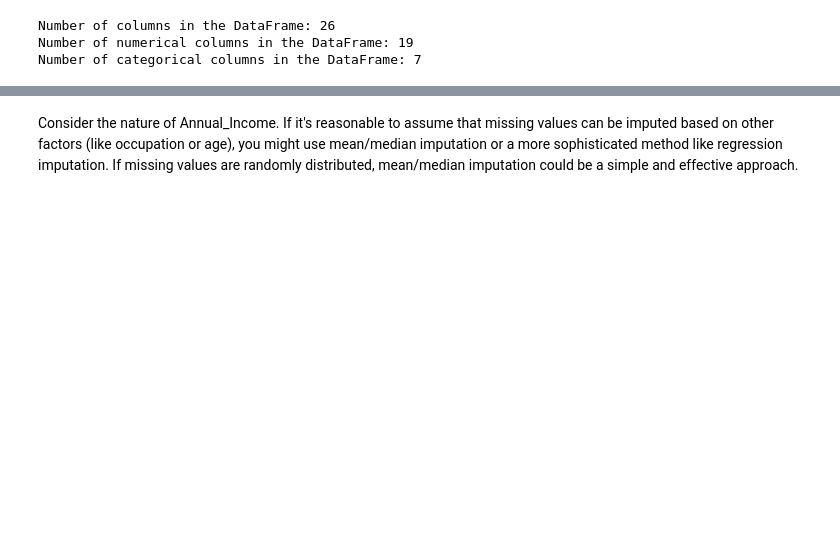
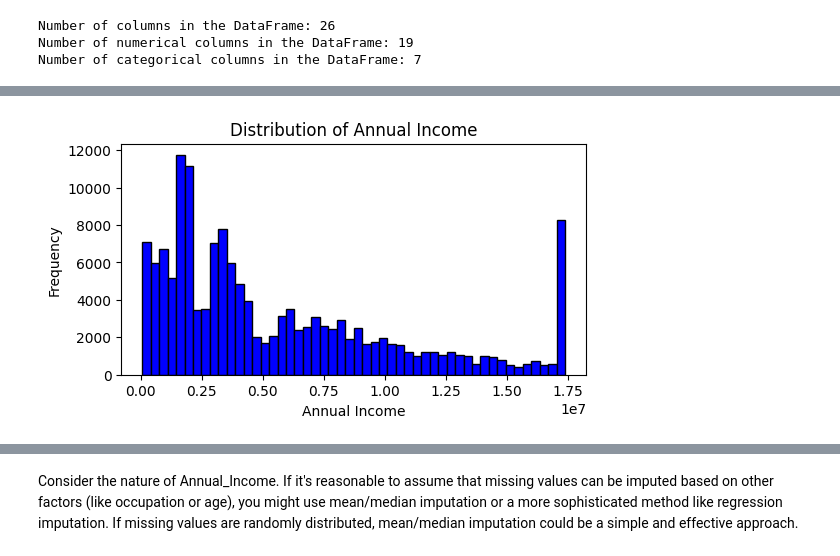
Before and after one commit to astronaut505/Credit-or-crisis, a Jupyter notebook: CreditScoreClassification2.ipynb, the cells around one changed output, grey strips where cells are left out. Cells and saved outputs as stored; diff of their text form; code cells hidden in the pictures; blank space fills up the shorter version.

Commit message:
handling outliers

```diff
--- a/CreditScoreClassification2.ipynb
+++ b/CreditScoreClassification2.ipynb
@@ -467,13 +477,0 @@ df[numerical_columns] = df[numerical_columns].apply(pd.to_numeric, errors='coerc
-# %%
-df['Type_of_Loan'] = df['Type_of_Loan'].str.replace('and ', '').str.split(', ')
-
-mlb = MultiLabelBinarizer()
-
-loan_types_encoded = mlb.fit_transform(df['Type_of_Loan']) #<--- multilabel binarizer. Type_of_Loan column has multiple values per row. e.g (Auto Loan, Credit-Builder Loan, Personal Loan, and Home Equity Loan)
-loan_types_df = pd.DataFrame(loan_types_encoded, columns=mlb.classes_)
-
-df = df.join(loan_types_df)
-
-df.drop('Type_of_Loan', axis=1, inplace=True)
-
-df.head()
@@ -487,18 +477,0 @@ occupation_placeholder_values, credit_mix_placeholder_values
-# %%
-df.rename(columns={'Occupation________': 'Occupation_Unknown'}, inplace=True) #<--- some values in the Occupation column are missing, so I will replace them with 'Unknown'. I still want to keep unknown values as a separate category.
-df['Occupation_Unknown'].describe()
-
-occupation_columns = [col for col in df.columns if col.startswith('Occupation_')] #<--- Here we check that when 'Occupation_Unknown' is False, at least one other occupation column is True
-check_occupation = df[~df['Occupation_Unknown']].apply(lambda x: x[occupation_columns].any(), axis=1)
-all_occupations_valid = check_occupation.all()  #<--- all values in the check are True
-
-all_occupations_valid
-# %%
-df.rename(columns={'Credit_Mix__': 'Credit_Mix_Unknown'}, inplace=True) #<--- some values in the Occupation column are missing, so I will replace them with 'Unknown'. I still want to keep unknown values as a separate category.
-df['Credit_Mix_Unknown'].describe()
-
-credit_mix_columns = [col for col in df.columns if col.startswith('Credit_Mix')] #<--- Here we check that when 'Credit_Mix_Unknown' is False, at least one other occupation column is True
-check_credit_mix = df[~df['Credit_Mix_Unknown']].apply(lambda x: x[credit_mix_columns].any(), axis=1)
-all_credit_mix_valid = check_credit_mix.all()  #<--- all values in the check are True
-
-all_credit_mix_valid
@@ -507,0 +530,15 @@ missing_values[missing_values > 0]
+# %%
+upper_limit = df['Annual_Income'].quantile(0.95)  # Extreme outliers
+
+df['Annual_Income'] = df['Annual_Income'].apply(lambda x: min(x, upper_limit))
+
+import matplotlib.pyplot as plt
+
+plt.figure(figsize=(6, 3))
+plt.hist(df['Annual_Income'], bins=50, color='blue', edgecolor='black')
+plt.title('Distribution of Annual Income')
+plt.xlabel('Annual Income')
+plt.ylabel('Frequency')
+plt.show()
+# %% [output]
+[figure, added]
```
Also changed, not shown: parts of 37 cells of this notebook.
